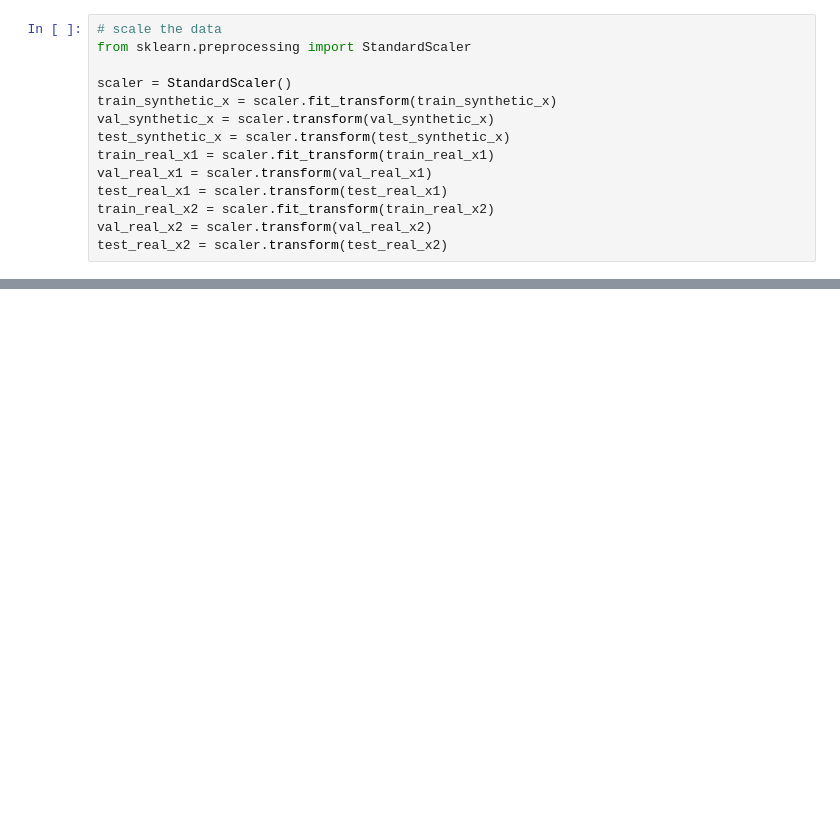
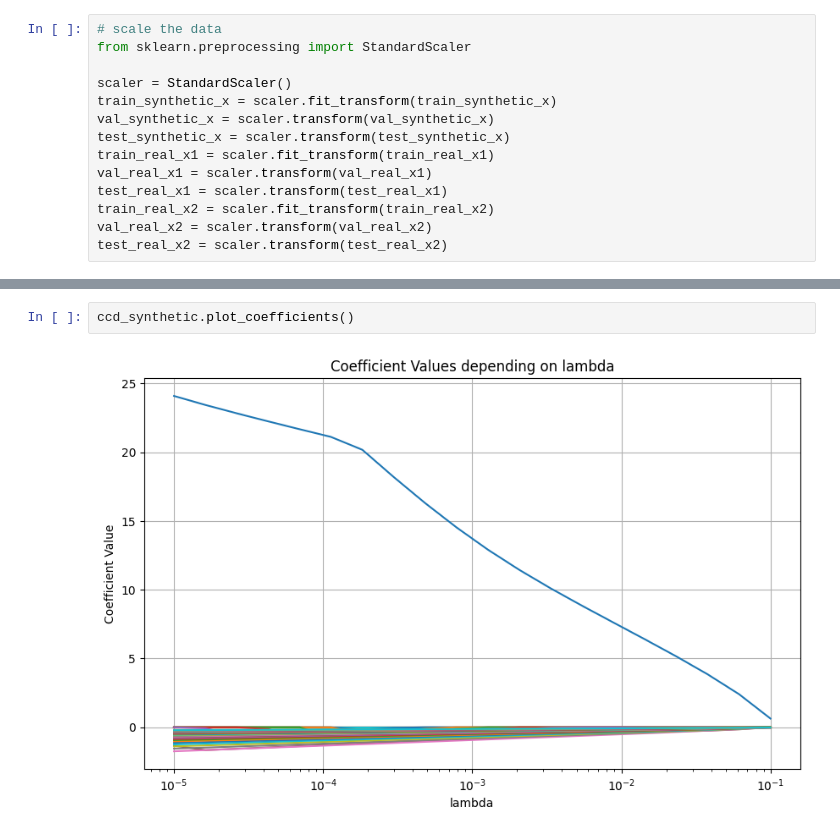
Before and after one commit to dxzielinski/aml-ccd, a Jupyter notebook: ccd/experiments/benchmark.ipynb, the cells around one changed output, grey strips where cells are left out. Cells and saved outputs as stored; diff of their text form; blank space fills up the shorter version.

```diff
--- a/ccd/experiments/benchmark.ipynb
+++ b/ccd/experiments/benchmark.ipynb
@@ -184,0 +255,4 @@ print(
+# %%
+ccd_synthetic.plot_coefficients()
+# %% [output]
+[figure, added]
```
Also changed, not shown: parts of 8 cells of this notebook, 2 other files.
